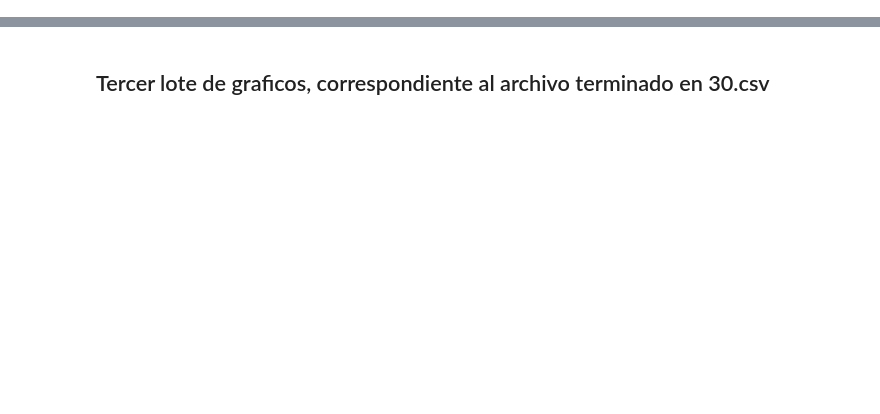
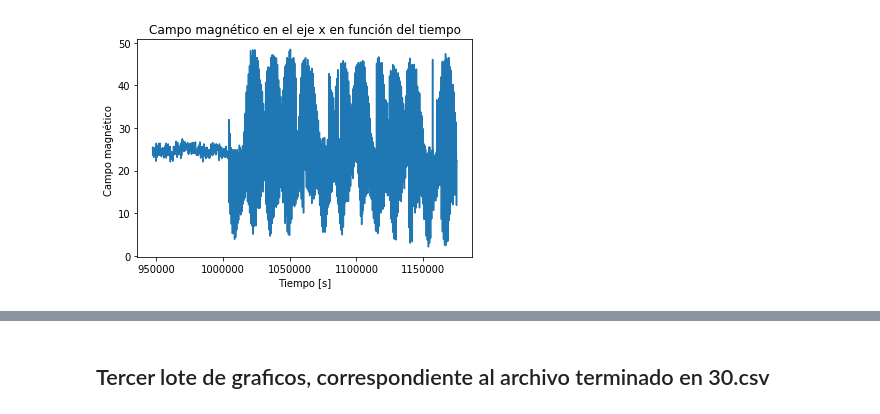
Before and after one commit to Luninni/ExperenciaSatelites, a Jupyter notebook: graficos.ipynb, the cells around one changed output, grey strips where cells are left out. Cells and saved outputs as stored; diff of their text form; code cells hidden in the pictures; blank space fills up the shorter version.

```diff
--- a/graficos.ipynb
+++ b/graficos.ipynb
@@ -55,8 +60,10 @@ TypeError: ignored
 # %%
 plt.plot(time,mx)
-plt.xlabel("Tiempo")
-plt.ylabel("")
-plt.title("Eje x de M en función del tiempo")
+plt.xlabel("Tiempo [s]")
+plt.ylabel("Campo magnético ")
+plt.title("Campo magnético en el eje x en función del tiempo")
 plt.show()
+# %% [output]
+[figure, added]
 # %%
 plt.plot(time,my)
```
Also changed, not shown: parts of 37 cells of this notebook.
